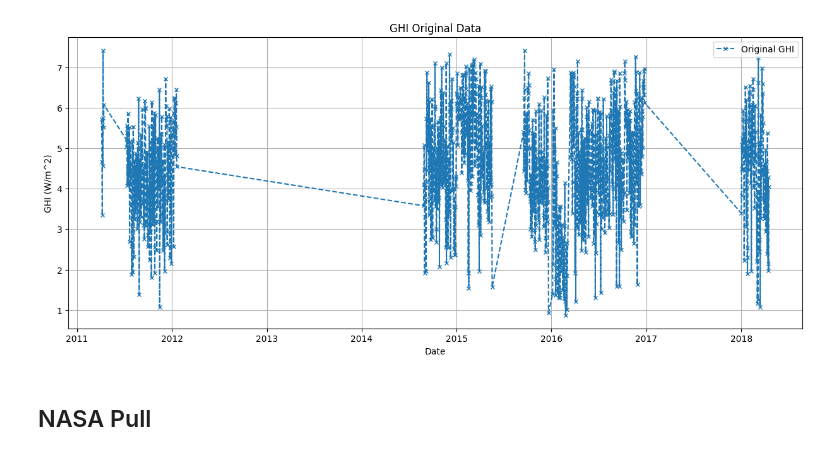
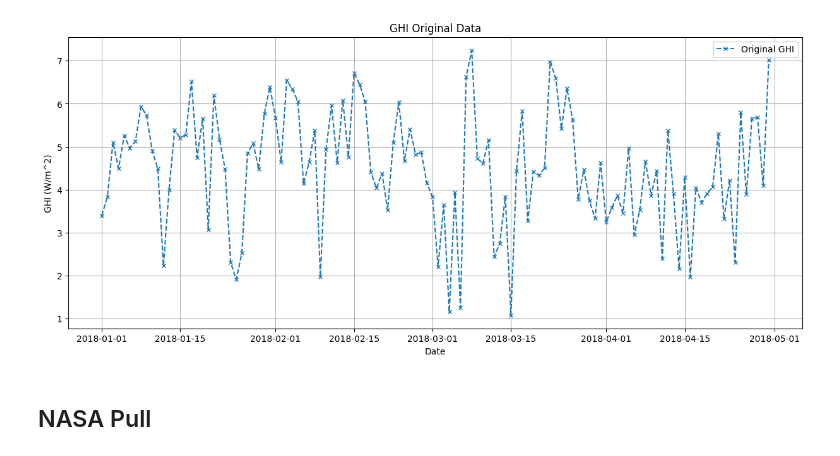
Before and after one commit to Marconi-Lab/SolarIrradiation, a Jupyter notebook: jupyter_notebooks/model_valdation.ipynb, the cells around one changed output. Cells and saved outputs as stored; diff of their text form; code cells hidden in the pictures.

```diff
--- a/jupyter_notebooks/model_valdation.ipynb
+++ b/jupyter_notebooks/model_valdation.ipynb
@@ -14,19 +14,27 @@ tororo.index = pd.to_datetime(tororo['datetime'])
 # convert to KW/m2
 kampala['ghi'] = kampala['ghi'] / 1000
 tororo['ghi'] = tororo['ghi'] / 1000
+# %%
+lower_cutoff = '2018-01-01'
+upper_cutoff = '2018-04-30'
+ground_mask = (kampala.index >= lower_cutoff) & (kampala.index <= upper_cutoff)
 # %%
 # plot the first 100 points of the predictions and the original data
 import matplotlib.pyplot as plt
+
 plt.figure(figsize=(15, 6))
-plt.plot(kampala.index[:1000],kampala['ghi'][:1000], label='Original GHI', marker='x', linestyle='--', markersize=4)
+
+plt.plot(kampala.index[ground_mask],
+		 kampala['ghi'][ground_mask],
+		 label='Original GHI', marker='x', linestyle='--', markersize=4)
 plt.title('GHI Original Data')
 plt.xlabel('Date')
 plt.ylabel('GHI (W/m^2)')
 plt.legend()
 plt.grid()
 plt.show()
 # %% [output]
-[figure, old version]
+[figure, new version]
 # %%
 #@title Compute altitude
 import pvlib
```
Also changed, not shown: parts of 14 cells of this notebook, 1 other file.
